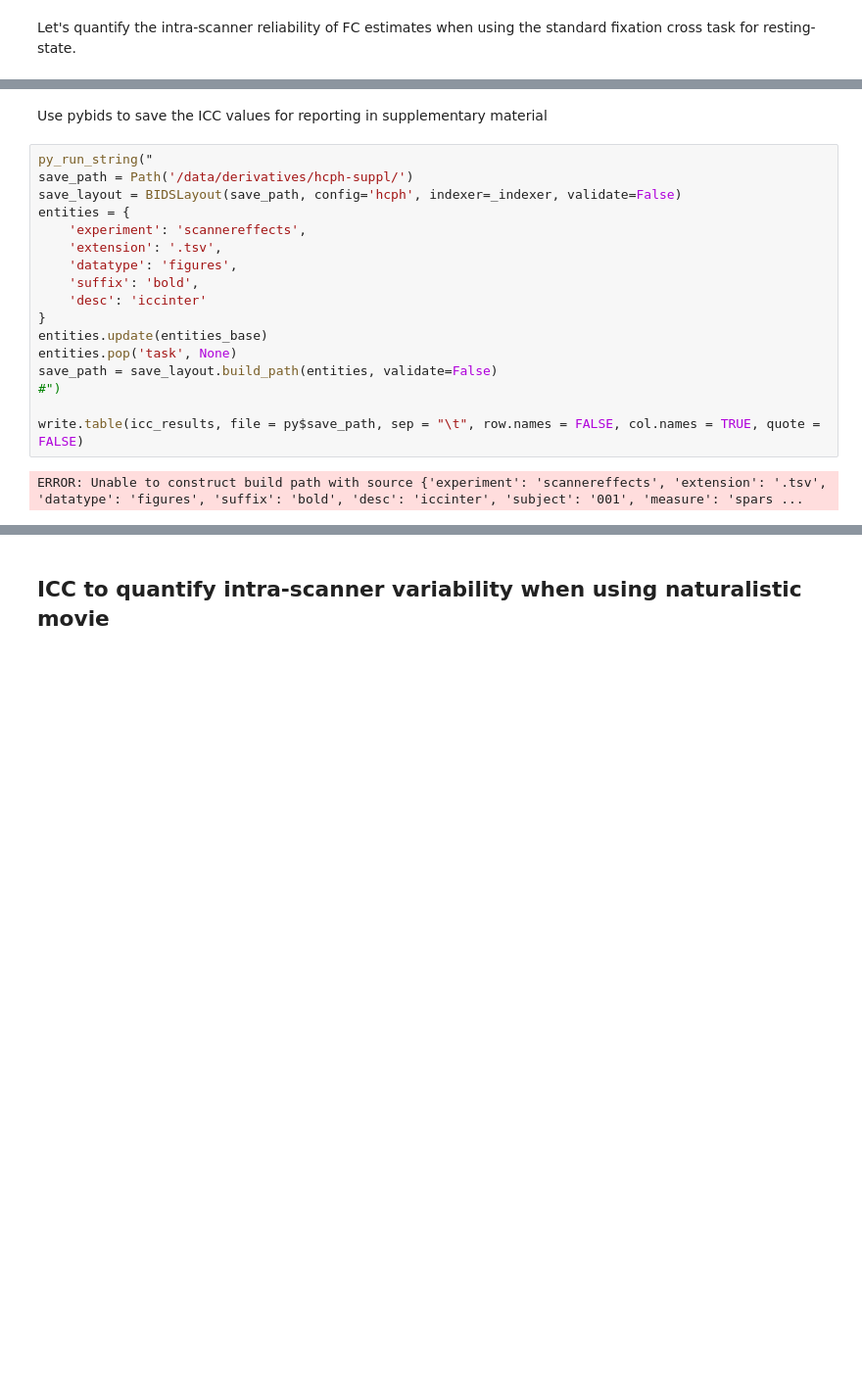
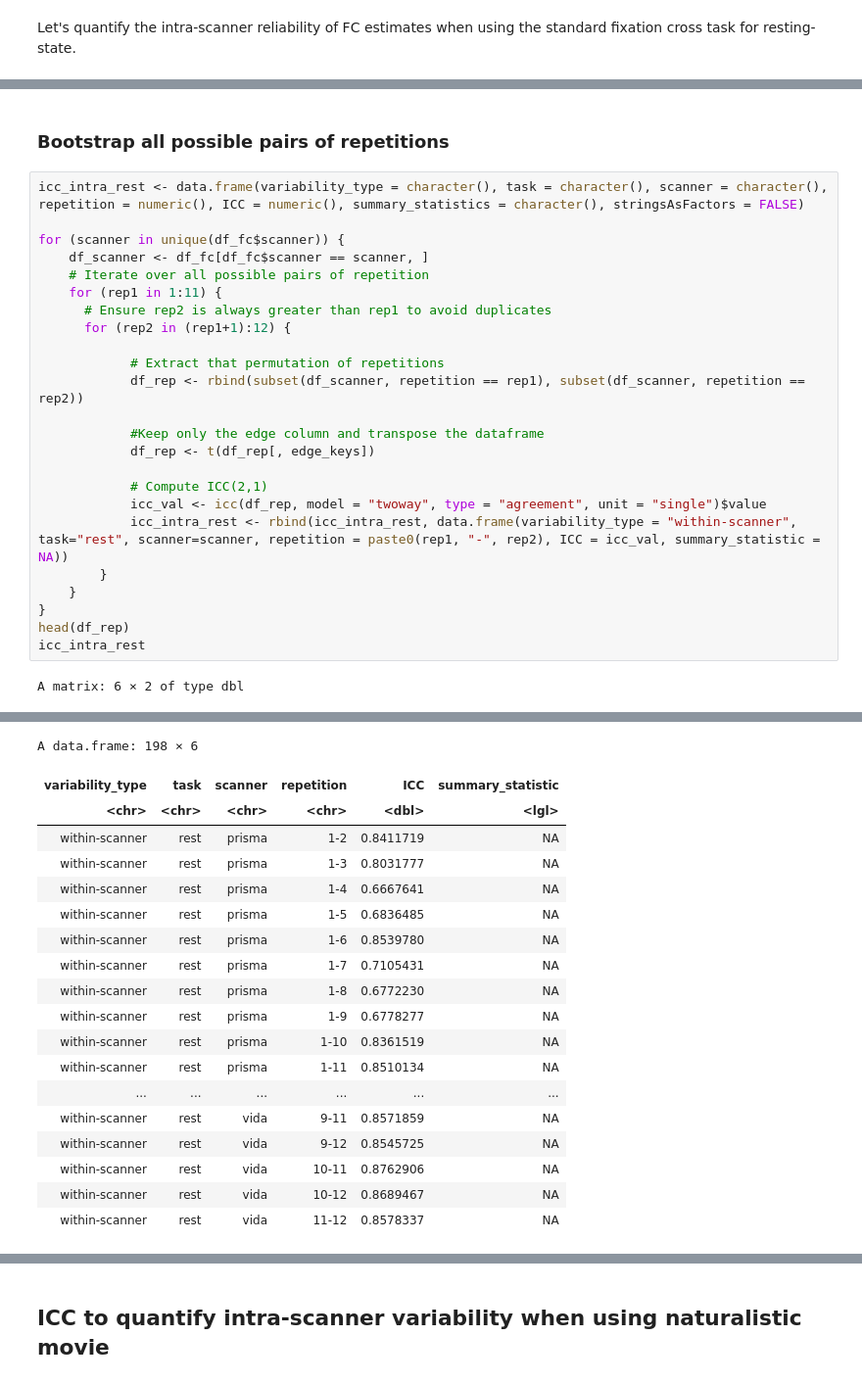
Before and after one commit to celprov/hcph-sops, a Jupyter notebook: docs/analysis/icc.ipynb, the cells around one changed output, grey strips where cells are left out. Shown at 98% size. Cells and saved outputs as stored; diff of their text form; blank space fills up the shorter version.

```diff
--- a/docs/analysis/icc.ipynb
+++ b/docs/analysis/icc.ipynb
@@ -307,24 +319,31 @@ A matrix: 6 × 12 of type dbl
 | edge4 | 7.235371e-06 | 4.672855e-04 | 1.805981e-02 | 6.709116e-02 | 6.825498e-02 | 5.305358e-02 | 4.791103e-02 | 1.185077e-02 | -2.287152e-05 | 2.343900e-05 | 9.511922e-03 | ... |
 | edge5 | -7.886987e-07 | -4.646385e-06 | -4.847092e-06 | -7.981107e-07 | 1.155399e-07 | -1.123034e-06 | 7.750204e-07 | -9.281694e-09 | 1.307680e-06 | -1.880596e-06 | 6.730842e-08 | ... |
 | edge6 | 7.797121e-06 | -2.661734e-07 | -1.059137e-06 | -1.370371e-06 | -2.018452e-06 | 1.328749e-07 | -2.814641e-07 | -2.565683e-07 | -3.477949e-07 | -1.781178e-06 | -2.678140e-09 | ... |
-# %% [markdown]
-Use pybids to save the ICC values for reporting in supplementary material
-# %%
-py_run_string("
-save_path = Path('/data/derivatives/hcph-suppl/')
-save_layout = BIDSLayout(save_path, config='hcph', indexer=_indexer, validate=False)
-entities = {
-    'experiment': 'scannereffects',
-    'extension': '.tsv',
-    'datatype': 'figures',
-    'suffix': 'bold',
-    'desc': 'iccinter'
-}
-entities.update(entities_base)
-entities.pop('task', None)
-save_path = save_layout.build_path(entities, validate=False)
-#")
-
-write.table(icc_results, file = py$save_path, sep = "\t", row.names = FALSE, col.names = TRUE, quote = FALSE)
-# %% [output]
-ERROR: Unable to construct build path with source {'experiment': 'scannereffects', 'extension': '.tsv', 'datatype': 'figures', 'suffix': 'bold', 'desc': 'iccinter', 'subject': '001', 'measure': 'spars ...
+# %% [markdown]
+### Bootstrap all possible pairs of repetitions
+# %%
+icc_intra_rest <- data.frame(variability_type = character(), task = character(), scanner = character(), repetition = numeric(), ICC = numeric(), summary_statistics = character(), stringsAsFactors = FALSE)
+
+for (scanner in unique(df_fc$scanner)) {
+    df_scanner <- df_fc[df_fc$scanner == scanner, ]
+    # Iterate over all possible pairs of repetition
+    for (rep1 in 1:11) {
+      # Ensure rep2 is always greater than rep1 to avoid duplicates
+      for (rep2 in (rep1+1):12) {
+
+            # Extract that permutation of repetitions
+            df_rep <- rbind(subset(df_scanner, repetition == rep1), subset(df_scanner, repetition == rep2))
+
+            #Keep only the edge column and transpose the dataframe
+            df_rep <- t(df_rep[, edge_keys])
+
+            # Compute ICC(2,1)
+            icc_val <- icc(df_rep, model = "twoway", type = "agreement", unit = "single")$value
+            icc_intra_rest <- rbind(icc_intra_rest, data.frame(variability_type = "within-scanner", task="rest", scanner=scanner, repetition = paste0(rep1, "-", rep2), ICC = icc_val, summary_statistic = NA))
+        }
+    }
+}
+head(df_rep)
+icc_intra_rest
+# %% [output]
+A matrix: 6 × 2 of type dbl
@@ -330,0 +357,19 @@ ERROR: Unable to construct build path with source {'experiment': 'scannereffects
+A data.frame: 198 × 6
+| variability_type | task | scanner | repetition | ICC | summary_statistic |
+| <chr> | <chr> | <chr> | <chr> | <dbl> | <lgl> |
+| within-scanner | rest | prisma | 1-2 | 0.8411719 | NA |
+| within-scanner | rest | prisma | 1-3 | 0.8031777 | NA |
+| within-scanner | rest | prisma | 1-4 | 0.6667641 | NA |
+| within-scanner | rest | prisma | 1-5 | 0.6836485 | NA |
+| within-scanner | rest | prisma | 1-6 | 0.8539780 | NA |
+| within-scanner | rest | prisma | 1-7 | 0.7105431 | NA |
+| within-scanner | rest | prisma | 1-8 | 0.6772230 | NA |
+| within-scanner | rest | prisma | 1-9 | 0.6778277 | NA |
+| within-scanner | rest | prisma | 1-10 | 0.8361519 | NA |
+| within-scanner | rest | prisma | 1-11 | 0.8510134 | NA |
+| ... | ... | ... | ... | ... | ... |
+| within-scanner | rest | vida | 9-11 | 0.8571859 | NA |
+| within-scanner | rest | vida | 9-12 | 0.8545725 | NA |
+| within-scanner | rest | vida | 10-11 | 0.8762906 | NA |
+| within-scanner | rest | vida | 10-12 | 0.8689467 | NA |
+| within-scanner | rest | vida | 11-12 | 0.8578337 | NA |
```
Also changed, not shown: parts of 10 cells of this notebook.
